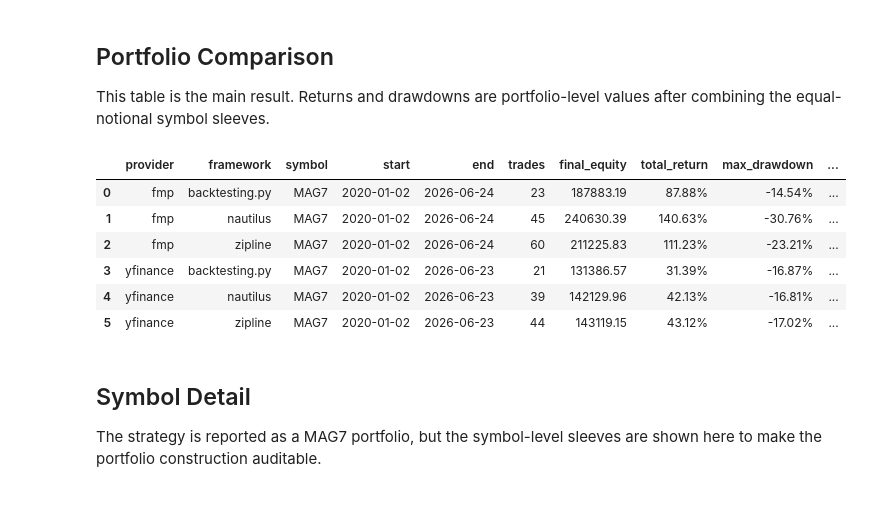
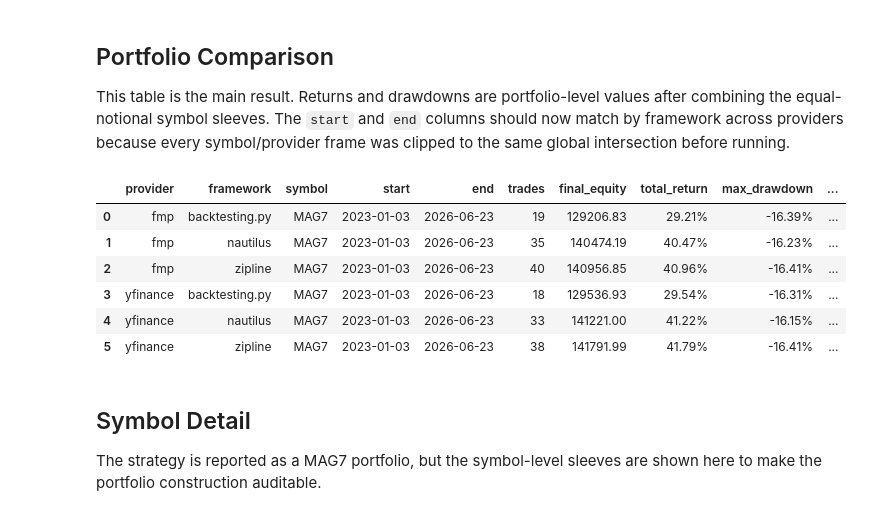
Before and after one commit to quantarb/quant-orchestrator, a Jupyter notebook: notebooks/backtest_framework_comparsion.ipynb, the cells around one changed output. Drawn from its saved outputs; the diff is of its cells as text; code cells hidden in the pictures.

Commit message:
Control data basis in framework comparison notebook

```diff
--- a/notebooks/backtest_framework_comparsion.ipynb
+++ b/notebooks/backtest_framework_comparsion.ipynb
@@ -47,6 +49,8 @@ END = None
 FAST_WINDOW = 50
 SLOW_WINDOW = 200
 CAPITAL_BASE = 100_000.0
+PRICE_BASIS = "dividend_adjusted_ohlc"
+DATE_ALIGNMENT = "global_provider_symbol_intersection"
 
 CONFIG = pd.DataFrame(
     [
@@ -60,6 +64,8 @@ CONFIG = pd.DataFrame(
             "slow_window": SLOW_WINDOW,
             "capital_base": CAPITAL_BASE,
             "capital_per_symbol": equal_notional_capital(CAPITAL_BASE, len(SYMBOLS)),
+            "price_basis": PRICE_BASIS,
+            "date_alignment": DATE_ALIGNMENT,
         }
     ]
 )
@@ -165,5 +296,9 @@ Each row below is a Quant Orchestrator-style job: one data provider, one backtes
 # %%
-price_frames_by_provider = {provider: load_provider_prices(provider) for provider in PROVIDERS}
+raw_price_frames = load_all_provider_prices()
+price_frames_by_provider, date_alignment_audit, price_basis_audit = prepare_comparison_frames(raw_price_frames)
+
+display(date_alignment_audit)
+display(price_basis_audit)
 
 portfolio_rows = []
 symbol_rows = []
@@ -201,36 +367,38 @@ comparison
 # %% [markdown]
 ## Portfolio Comparison
 
-This table is the main result. Returns and drawdowns are portfolio-level values after combining the equal-notional symbol sleeves.
+This table is the main result. Returns and drawdowns are portfolio-level values after combining the equal-notional symbol sleeves. The `start` and `end` columns should now match by framework across providers because every symbol/provider frame was clipped to the same global intersection before running.
 # %%
 comparison_display = comparison.loc[:, [
     "provider",
     "framework",
     "symbol",
     "start",
     "end",
     "trades",
     "final_equity",
     "total_return",
     "max_drawdown",
     "daily_vol",
     "performance_score",
+    "price_basis",
+    "date_alignment",
     "wall_clock_seconds",
     "bars_per_second",
 ]].copy()
 for column in ["total_return", "max_drawdown", "daily_vol", "performance_score"]:
     comparison_display[column] = (comparison_display[column] * 100).round(2).astype(str) + "%"
 for column in ["final_equity", "wall_clock_seconds", "bars_per_second"]:
     comparison_display[column] = comparison_display[column].round(2)
 display(comparison_display)
 # %% [output]
 |  | provider | framework | symbol | start | end | trades | final_equity | total_return | max_drawdown | ... |
-| 0 | fmp | backtesting.py | MAG7 | 2020-01-02 | 2026-06-24 | 23 | 187883.19 | 87.88% | -14.54% | ... |
-| 1 | fmp | nautilus | MAG7 | 2020-01-02 | 2026-06-24 | 45 | 240630.39 | 140.63% | -30.76% | ... |
-| 2 | fmp | zipline | MAG7 | 2020-01-02 | 2026-06-24 | 60 | 211225.83 | 111.23% | -23.21% | ... |
-| 3 | yfinance | backtesting.py | MAG7 | 2020-01-02 | 2026-06-23 | 21 | 131386.57 | 31.39% | -16.87% | ... |
-| 4 | yfinance | nautilus | MAG7 | 2020-01-02 | 2026-06-23 | 39 | 142129.96 | 42.13% | -16.81% | ... |
-| 5 | yfinance | zipline | MAG7 | 2020-01-02 | 2026-06-23 | 44 | 143119.15 | 43.12% | -17.02% | ... |
+| 0 | fmp | backtesting.py | MAG7 | 2023-01-03 | 2026-06-23 | 19 | 129206.83 | 29.21% | -16.39% | ... |
+| 1 | fmp | nautilus | MAG7 | 2023-01-03 | 2026-06-23 | 35 | 140474.19 | 40.47% | -16.23% | ... |
+| 2 | fmp | zipline | MAG7 | 2023-01-03 | 2026-06-23 | 40 | 140956.85 | 40.96% | -16.41% | ... |
+| 3 | yfinance | backtesting.py | MAG7 | 2023-01-03 | 2026-06-23 | 18 | 129536.93 | 29.54% | -16.31% | ... |
+| 4 | yfinance | nautilus | MAG7 | 2023-01-03 | 2026-06-23 | 33 | 141221.00 | 41.22% | -16.15% | ... |
+| 5 | yfinance | zipline | MAG7 | 2023-01-03 | 2026-06-23 | 38 | 141791.99 | 41.79% | -16.41% | ... |
 # %% [markdown]
 ## Symbol Detail
 
```
Also changed, not shown: parts of 11 cells of this notebook.
